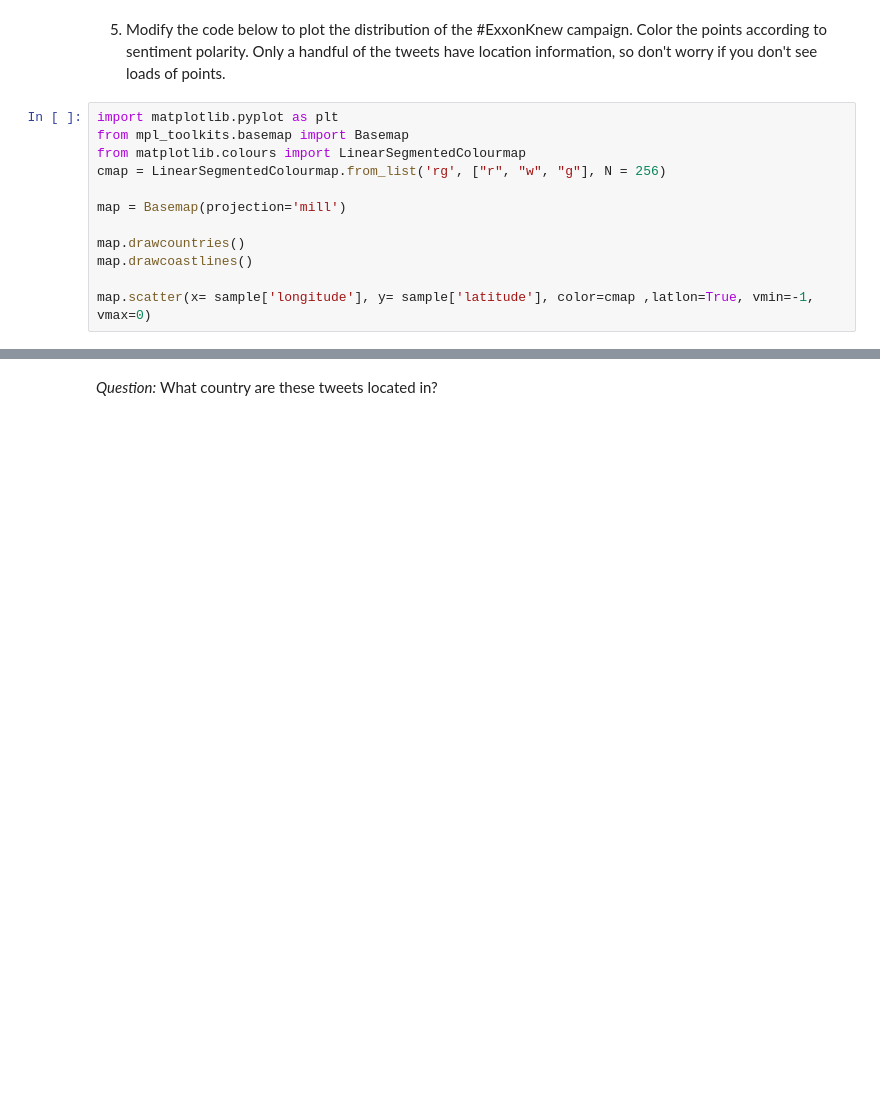
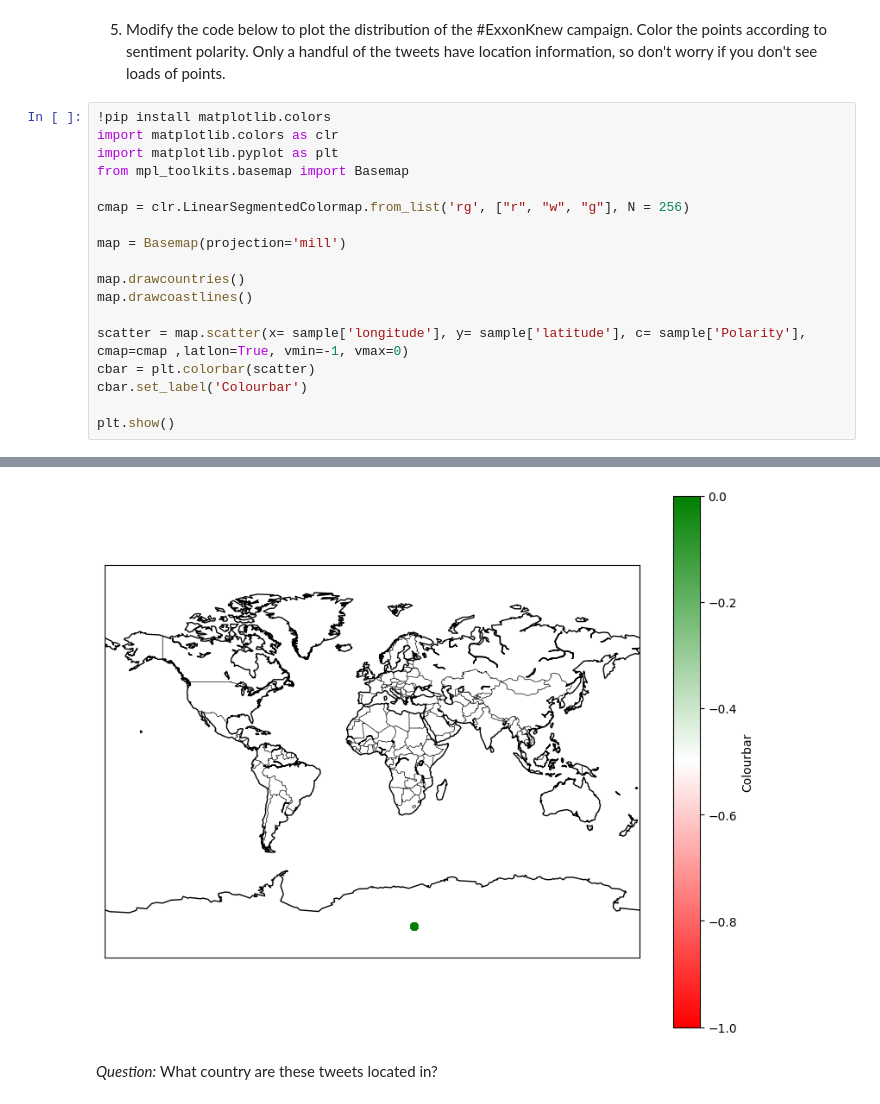
Before and after one commit to saorihenwood/QM2, a Jupyter notebook: notebooks/W04. Natural Language Processing.ipynb, the cells around one changed output, grey strips where cells are left out. Drawn from its saved outputs; the diff is of its cells as text; blank space fills up the shorter version.

```diff
--- a/notebooks/W04. Natural Language Processing.ipynb
+++ b/notebooks/W04. Natural Language Processing.ipynb
@@ -656,15 +604,21 @@ sample.drop(sample[sample['Polarity']<0].index)
 # %% [markdown]
 5. Modify the code below to plot the distribution of the #ExxonKnew campaign. Color the points according to sentiment polarity. Only a handful of the tweets have location information, so don't worry if you don't see loads of points.
 # %%
+!pip install matplotlib.colors
+import matplotlib.colors as clr
 import matplotlib.pyplot as plt
 from mpl_toolkits.basemap import Basemap
-from matplotlib.colours import LinearSegmentedColourmap
-cmap = LinearSegmentedColourmap.from_list('rg', ["r", "w", "g"], N = 256)
+
+cmap = clr.LinearSegmentedColormap.from_list('rg', ["r", "w", "g"], N = 256)
 
 map = Basemap(projection='mill')
 
 map.drawcountries()
 map.drawcoastlines()
 
-map.scatter(x= sample['longitude'], y= sample['latitude'], color=cmap ,latlon=True, vmin=-1, vmax=0)
+scatter = map.scatter(x= sample['longitude'], y= sample['latitude'], c= sample['Polarity'], cmap=cmap ,latlon=True, vmin=-1, vmax=0)
+cbar = plt.colorbar(scatter)
+cbar.set_label('Colourbar')
+
+plt.show()
 # %% [output]
@@ -672,2 +637,3 @@ ModuleNotFoundError: ignored
+[figure, added]
 # %% [markdown]
 *Question:* What country are these tweets located in?
```
Also changed, not shown: parts of 13 cells of this notebook.
